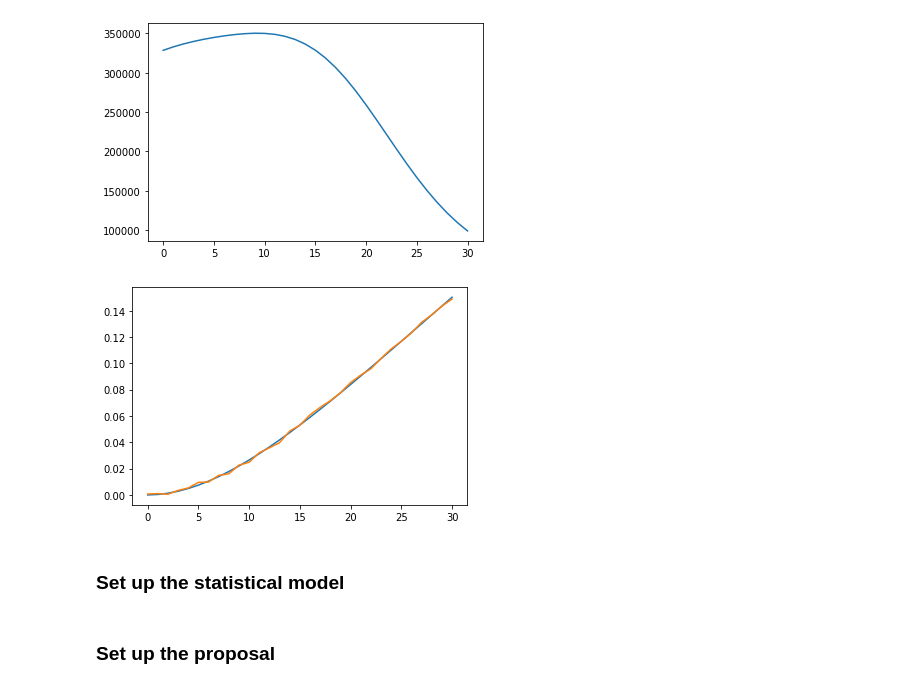
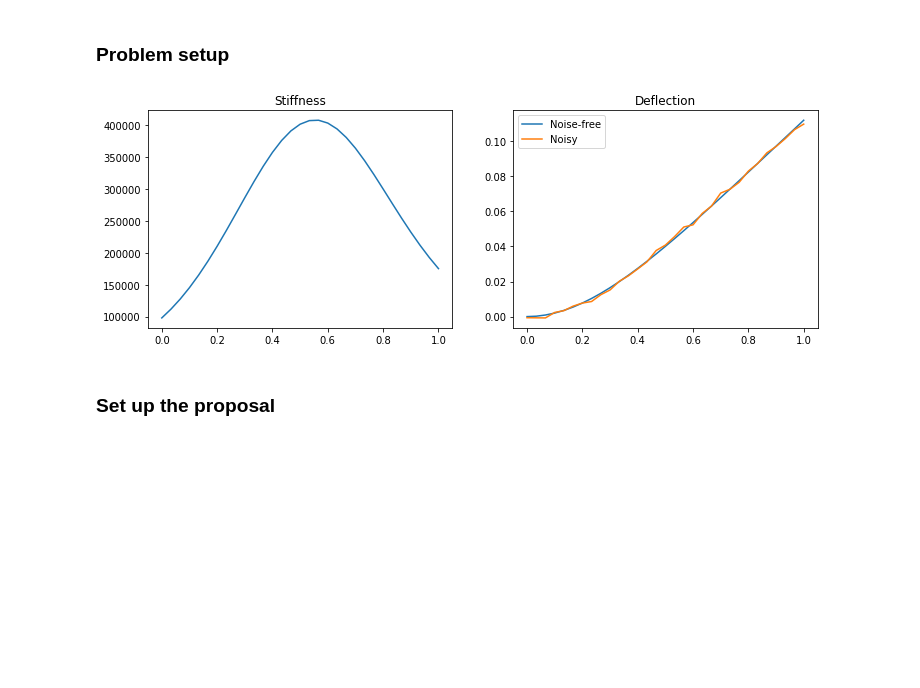
Before and after one commit to mikkelbue/tinyDA, a Jupyter notebook: examples/UM-Bridge Integration.ipynb, the cells around one changed output. Drawn from its saved outputs; the diff is of its cells as text; code cells hidden in the pictures; blank space fills up the shorter version.

```diff
--- a/examples/UM-Bridge Integration.ipynb
+++ b/examples/UM-Bridge Integration.ipynb
@@ -20,2 +34,4 @@ E = lambda x: 1e5*np.exp(x)
 my_model = tda.UmBridgeModel(umbridge_model, pre=E)
+# %% [markdown]
+### Problem setup
 # %%
@@ -37,14 +59,18 @@ d = d_true + np.random.normal(loc=0, scale=var_e, size=ny)
-# %%
-plt.plot(E(log_E_true))
-plt.show()
-
-plt.plot(d_true)
-plt.plot(d)
-plt.show()
-# %% [output]
-[figure, removed]
-[figure, removed]
-# %% [markdown]
-### Set up the statistical model
+# %%
+# plot the model input and output.
+fig, ax = plt.subplots(nrows=1, ncols=2, figsize=(12,4))
+
+# plot the stiffness.
+ax[0].set_title('Stiffness')
+ax[0].plot(x, E(log_E_true))
+
+# plot the deflection
+ax[1].set_title('Deflection')
+ax[1].plot(x, d_true, label='Noise-free')
+ax[1].plot(x, d, label='Noisy')
+ax[1].legend()
+plt.show()
+# %% [output]
+[figure, added]
 # %%
 # set the likelihood
```
Also changed, not shown: parts of 20 cells of this notebook, 1 other file.
